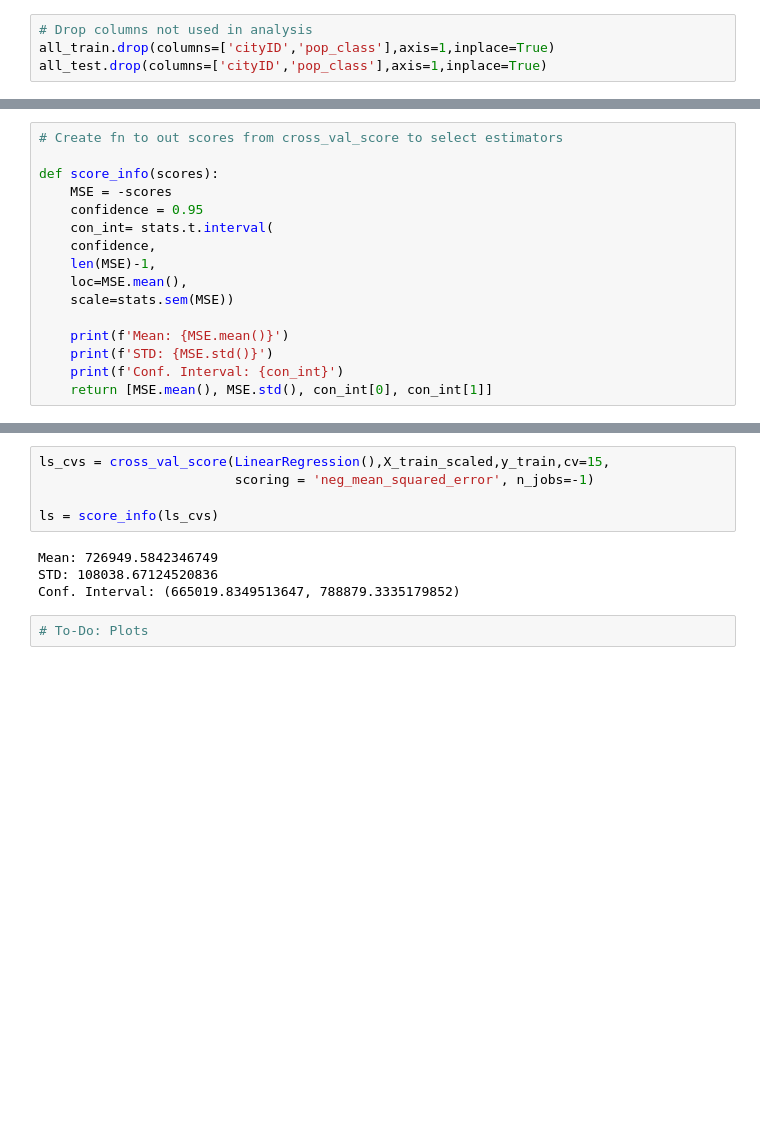
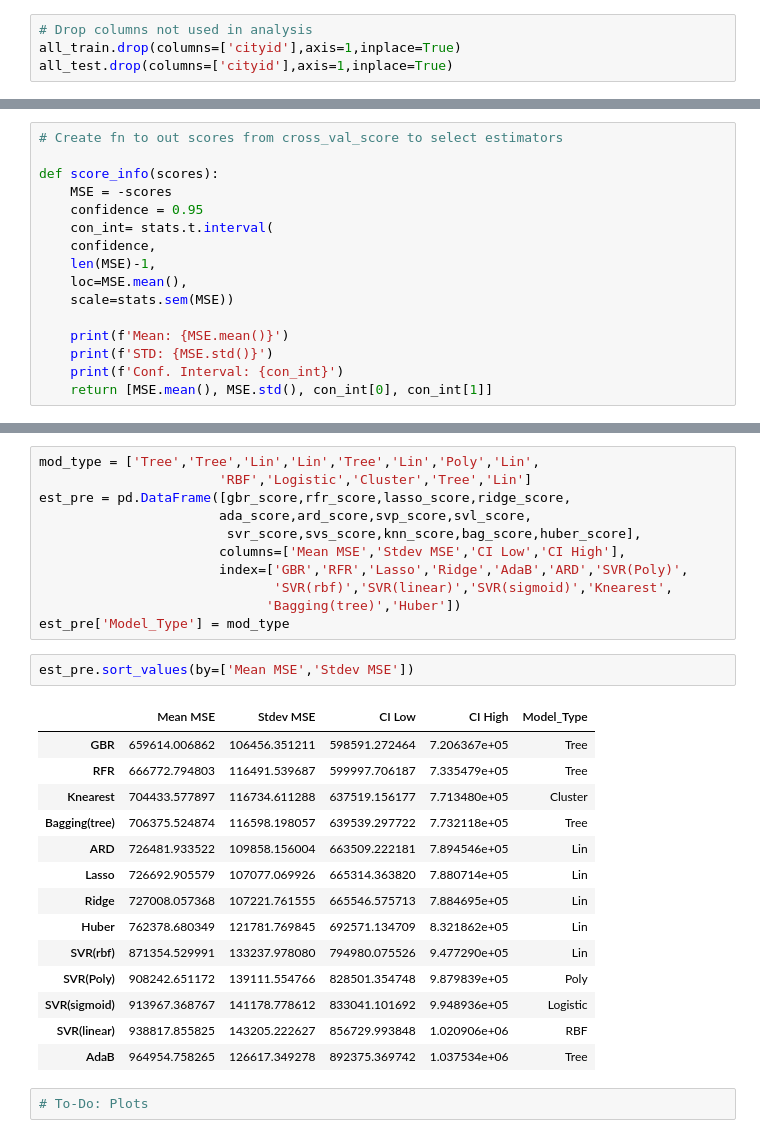
Before and after one commit to icycake7/main, a Jupyter notebook: First Segment Rubric - ML/Voting_Regressor/Weighted_Voting_Reg.ipynb, the cells around one changed output, grey strips where cells are left out. Cells and saved outputs as stored; diff of their text form; blank space fills up the shorter version.

```diff
--- a/First Segment Rubric - ML/Voting_Regressor/Weighted_Voting_Reg.ipynb
+++ b/First Segment Rubric - ML/Voting_Regressor/Weighted_Voting_Reg.ipynb
@@ -574,8 +412,8 @@ split_comp
 #### Stratified Shuffle Split demonstrates better representation of the population groupings
 # %%
 # Drop columns not used in analysis
-all_train.drop(columns=['cityID','pop_class'],axis=1,inplace=True)
-all_test.drop(columns=['cityID','pop_class'],axis=1,inplace=True)
+all_train.drop(columns=['cityid'],axis=1,inplace=True)
+all_test.drop(columns=['cityid'],axis=1,inplace=True)
 # %% [markdown]
 ### Preprocess Finalized Feature Set
 # %%
@@ -792,12 +588,31 @@ Conf. Interval: (692571.1347091827, 832186.2259880351)
-# %%
-ls_cvs = cross_val_score(LinearRegression(),X_train_scaled,y_train,cv=15,
-                         scoring = 'neg_mean_squared_error', n_jobs=-1)
-
-ls = score_info(ls_cvs)
-# %% [output]
-Mean: 726949.5842346749
-STD: 108038.67124520836
-Conf. Interval: (665019.8349513647, 788879.3335179852)
+# %%
+mod_type = ['Tree','Tree','Lin','Lin','Tree','Lin','Poly','Lin',
+                       'RBF','Logistic','Cluster','Tree','Lin']
+est_pre = pd.DataFrame([gbr_score,rfr_score,lasso_score,ridge_score,
+                       ada_score,ard_score,svp_score,svl_score,
+                        svr_score,svs_score,knn_score,bag_score,huber_score],
+                       columns=['Mean MSE','Stdev MSE','CI Low','CI High'],
+                       index=['GBR','RFR','Lasso','Ridge','AdaB','ARD','SVR(Poly)',
+                              'SVR(rbf)','SVR(linear)','SVR(sigmoid)','Knearest',
+                             'Bagging(tree)','Huber'])
+est_pre['Model_Type'] = mod_type
+# %%
+est_pre.sort_values(by=['Mean MSE','Stdev MSE'])
+# %% [output]
+|  | Mean MSE | Stdev MSE | CI Low | CI High | Model_Type |
+| GBR | 659614.006862 | 106456.351211 | 598591.272464 | 7.206367e+05 | Tree |
+| RFR | 666772.794803 | 116491.539687 | 599997.706187 | 7.335479e+05 | Tree |
+| Knearest | 704433.577897 | 116734.611288 | 637519.156177 | 7.713480e+05 | Cluster |
+| Bagging(tree) | 706375.524874 | 116598.198057 | 639539.297722 | 7.732118e+05 | Tree |
+| ARD | 726481.933522 | 109858.156004 | 663509.222181 | 7.894546e+05 | Lin |
+| Lasso | 726692.905579 | 107077.069926 | 665314.363820 | 7.880714e+05 | Lin |
+| Ridge | 727008.057368 | 107221.761555 | 665546.575713 | 7.884695e+05 | Lin |
+| Huber | 762378.680349 | 121781.769845 | 692571.134709 | 8.321862e+05 | Lin |
+| SVR(rbf) | 871354.529991 | 133237.978080 | 794980.075526 | 9.477290e+05 | Lin |
+| SVR(Poly) | 908242.651172 | 139111.554766 | 828501.354748 | 9.879839e+05 | Poly |
+| SVR(sigmoid) | 913967.368767 | 141178.778612 | 833041.101692 | 9.948936e+05 | Logistic |
+| SVR(linear) | 938817.855825 | 143205.222627 | 856729.993848 | 1.020906e+06 | RBF |
+| AdaB | 964954.758265 | 126617.349278 | 892375.369742 | 1.037534e+06 | Tree |
 # %%
 # To-Do: Plots
 # %% [markdown]
```
Also changed, not shown: parts of 56 cells of this notebook.
